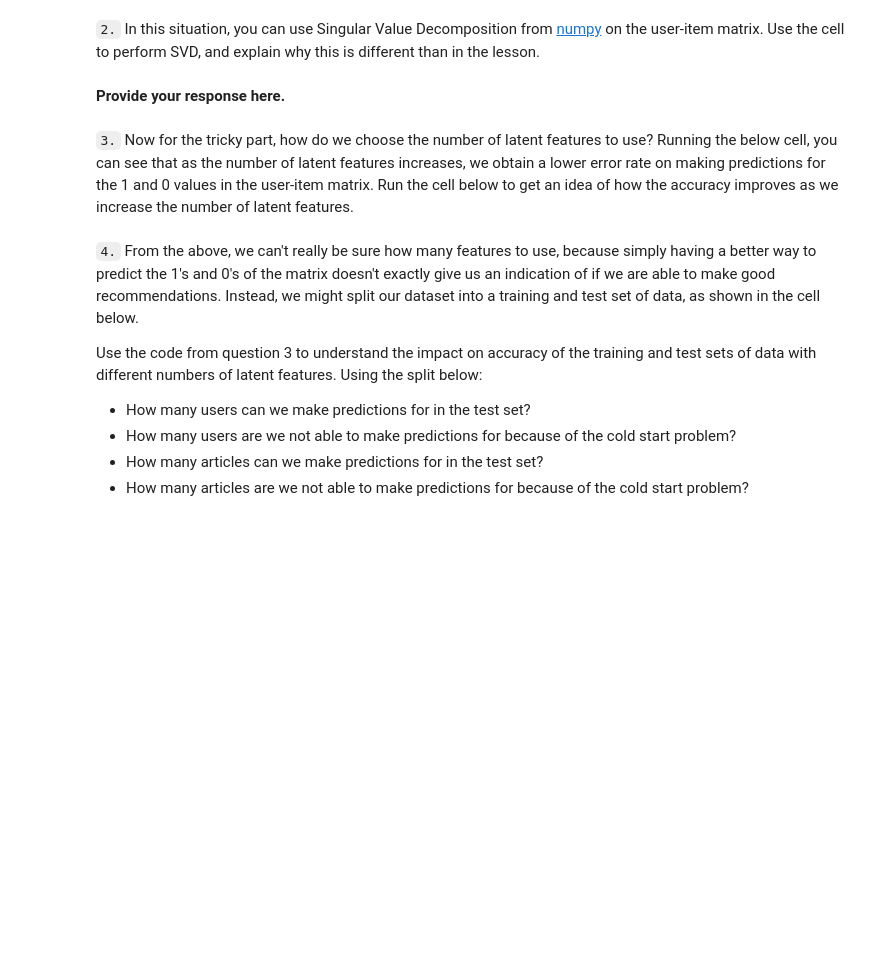
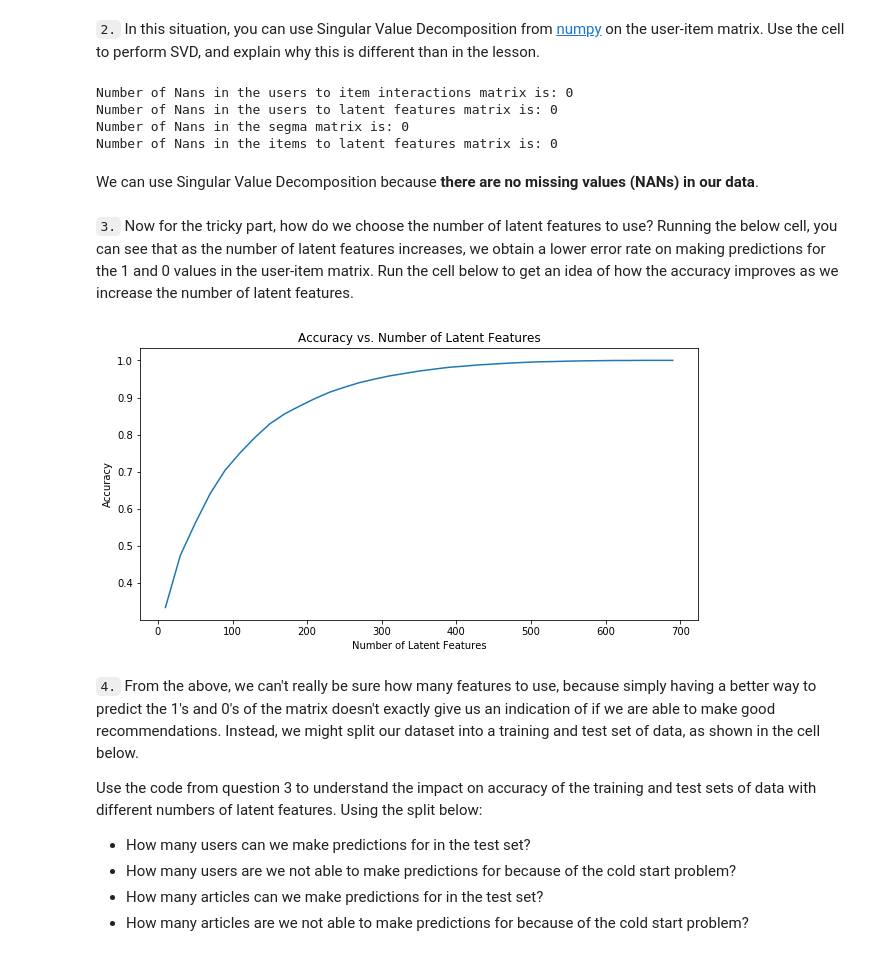
Before and after one commit to Mcamin/Recommendations-with-IBM, a Jupyter notebook: Recommendations_with_IBM.ipynb, the cells around one changed output. Cells and saved outputs as stored; diff of their text form; code cells hidden in the pictures; blank space fills up the shorter version.

```diff
--- a/Recommendations_with_IBM.ipynb
+++ b/Recommendations_with_IBM.ipynb
@@ -732,30 +882,45 @@ u, s, vt = # use the built in to get the three matrices
-# %% [markdown]
-**Provide your response here.**
+# %%
+# Perform SVD on the User-Item Matrix Here
+
+u, s, vt =  np.linalg.svd(user_item_matrix)# use the built in to get the three matrices
+print("Number of Nans in the users to item interactions matrix is: {}".format(np.isnan(user_item_matrix).sum().sum()))
+print("Number of Nans in the users to latent features matrix is: {}".format(np.isnan(u).sum().sum()))
+print("Number of Nans in the segma matrix is: {}".format(np.isnan(s).sum().sum()))
+print("Number of Nans in the items to latent features matrix is: {}".format(np.isnan(vt).sum().sum()))
+# %% [output]
+Number of Nans in the users to item interactions matrix is: 0
+Number of Nans in the users to latent features matrix is: 0
+Number of Nans in the segma matrix is: 0
+Number of Nans in the items to latent features matrix is: 0
+# %% [markdown]
+We can use Singular Value Decomposition because **there are no missing values (NANs) in our data**.
 # %% [markdown]
 `3.` Now for the tricky part, how do we choose the number of latent features to use?  Running the below cell, you can see that as the number of latent features increases, we obtain a lower error rate on making predictions for the 1 and 0 values in the user-item matrix.  Run the cell below to get an idea of how the accuracy improves as we increase the number of latent features.
 # %%
 num_latent_feats = np.arange(10,700+10,20)
 sum_errs = []
 
 for k in num_latent_feats:
     # restructure with k latent features
     s_new, u_new, vt_new = np.diag(s[:k]), u[:, :k], vt[:k, :]
 
     # take dot product
     user_item_est = np.around(np.dot(np.dot(u_new, s_new), vt_new))
 
     # compute error for each prediction to actual value
     diffs = np.subtract(user_item_matrix, user_item_est)
 
     # total errors and keep track of them
     err = np.sum(np.sum(np.abs(diffs)))
     sum_errs.append(err)
 
-
+plt.figure(figsize=(10,5))
 plt.plot(num_latent_feats, 1 - np.array(sum_errs)/df.shape[0]);
 plt.xlabel('Number of Latent Features');
 plt.ylabel('Accuracy');
 plt.title('Accuracy vs. Number of Latent Features');
+# %% [output]
+[figure, added]
 # %% [markdown]
 `4.` From the above, we can't really be sure how many features to use, because simply having a better way to predict the 1's and 0's of the matrix doesn't exactly give us an indication of if we are able to make good recommendations.  Instead, we might split our dataset into a training and test set of data, as shown in the cell below.
 
```
Also changed, not shown: parts of 26 cells of this notebook, 1 other file.
